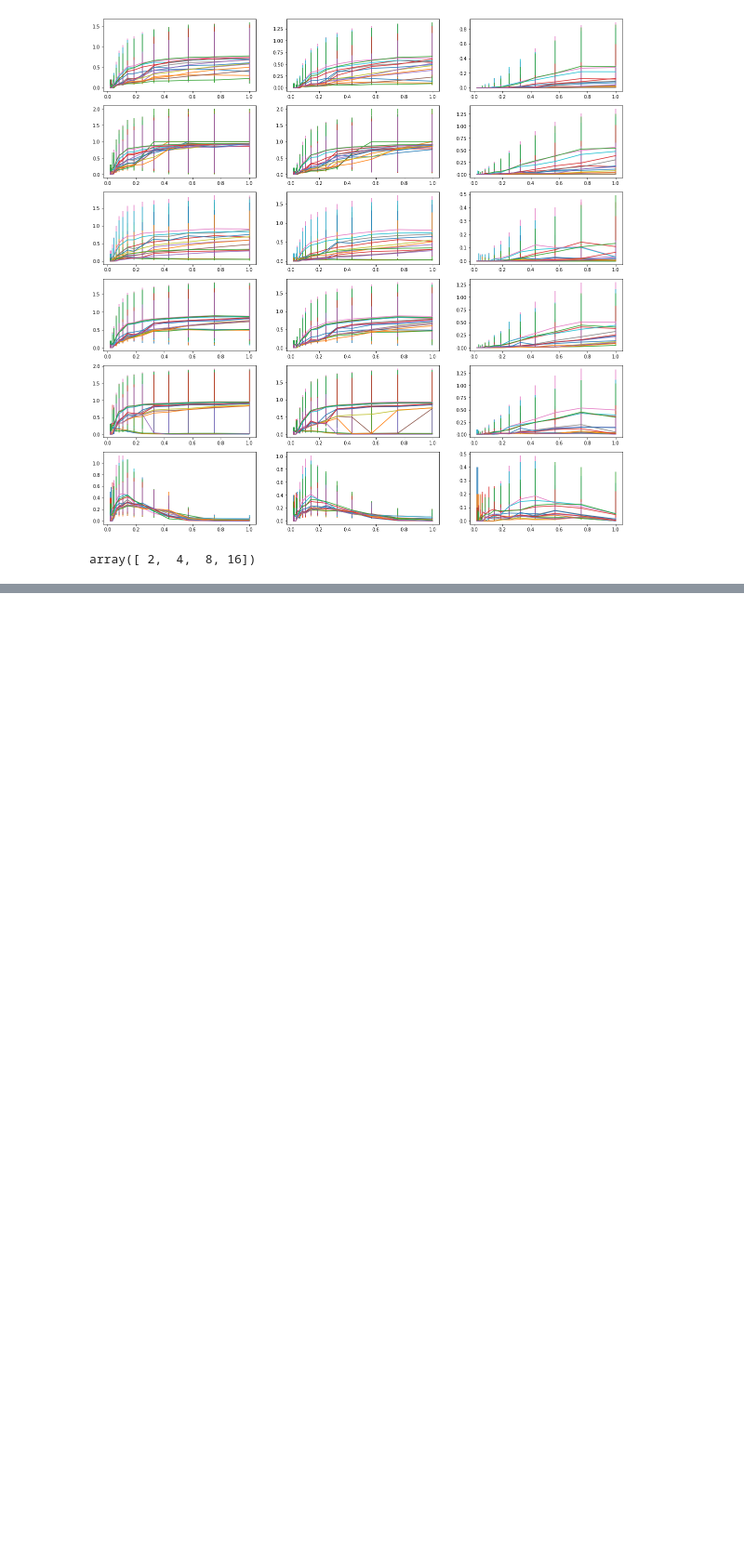
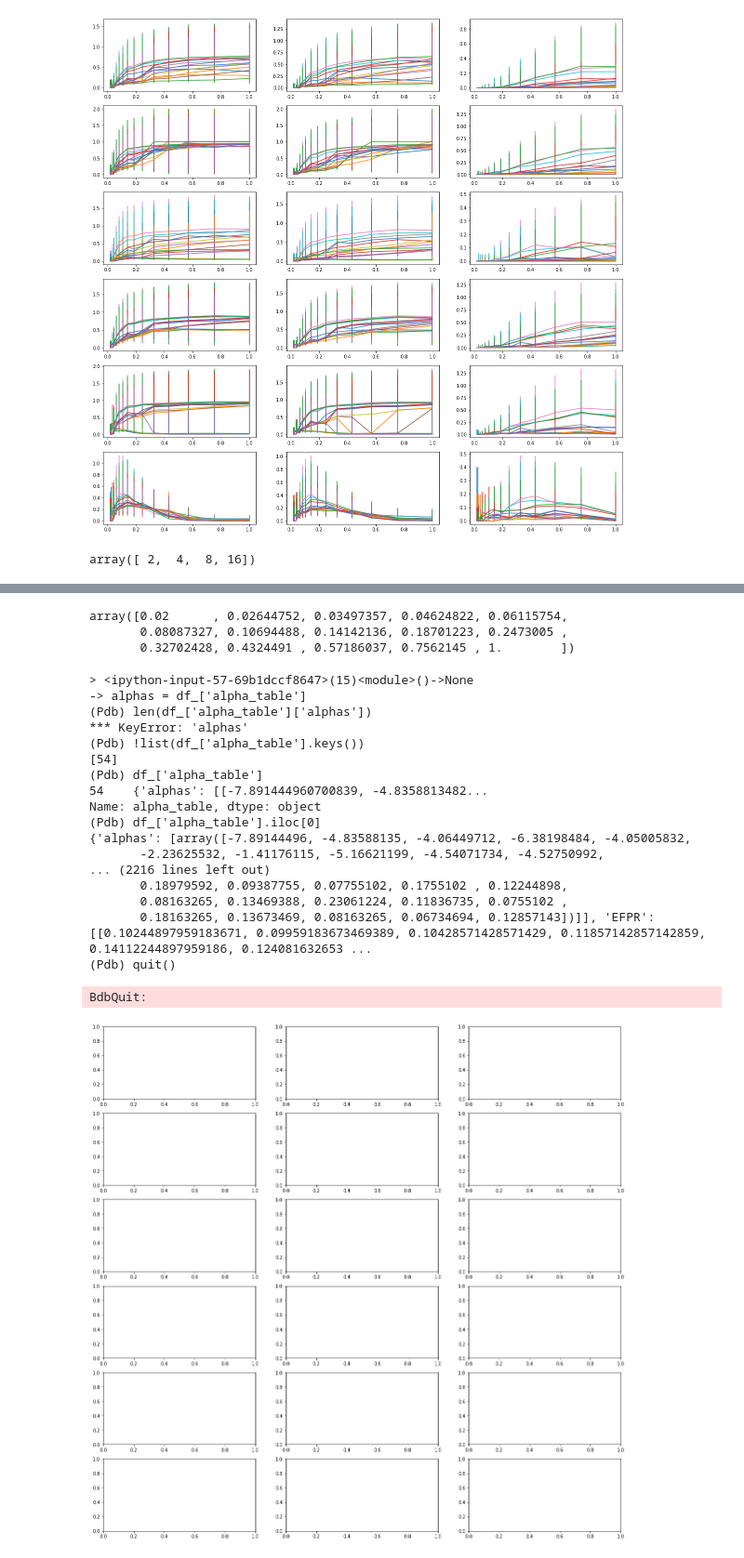
Before and after one commit to akumar01/uoicorr_analysis, a Jupyter notebook: notebooks/finalfinal/E[FPR, FNR].ipynb, the cells around one changed output, grey strips where cells are left out. Shown at 93% size. Drawn from its saved outputs; the diff is of its cells as text; code cells hidden in the pictures; blank space fills up the shorter version.

```diff
--- a/notebooks/finalfinal/E[FPR, FNR].ipynb
+++ b/notebooks/finalfinal/E[FPR, FNR].ipynb
@@ -457,0 +386,6 @@ SyntaxError: invalid syntax (<ipython-input-67-181f847321dd>, line 7)
+# %%
+sparsity
+# %% [output]
+array([0.02      , 0.02644752, 0.03497357, 0.04624822, 0.06115754,
+       0.08087327, 0.10694488, 0.14142136, 0.18701223, 0.2473005 ,
+       0.32702428, 0.4324491 , 0.57186037, 0.7562145 , 1.        ])
@@ -457,0 +484,64 @@ SyntaxError: invalid syntax (<ipython-input-67-181f847321dd>, line 7)
+# %%
+efprfnr2 = []
+t0 = time.time()
+
+# High noise, normal n/p ratio
+case1 = apply_df_filters(alpha_datalist, kappa=1, np_ratio=4)
+efprfnr2.extend(calc2_(case1, {'kappa' : 1, 'np_ratio': 4}, 1))
+
+# Normal noise, low data
+case2 = apply_df_filters(alpha_datalist, kappa=5, np_ratio=2)
+efprfnr2.extend(calc2_(case2, {'kappa' : 5, 'np_ratio': 2}, 2))
+
+# ideal
+case3 = apply_df_filters(alpha_datalist, kappa=10, np_ratio=16)
+efprfnr2.extend(calc2_(case3, {'kappa' : 10, 'np_ratio': 16}, 3))
+# %%
+efprfnr2 = pd.DataFrame(efprfnr2)
+# %%
+dframe_names = np.unique(efprfnr2['df_name'].values)
+# %%
+# Fix the selection method, and noise/np case, then plot vs. alpha for each sparsity
+fig, ax = plt.subplots(len(selection_methods), 3, figsize = (20, 20))
+for i, selection_method in enumerate(selection_methods):
+    for case in range(3):
+        a = ax[i, case]
+        # Plot curves across sparsity for each algorithm, with errorbars
+        for dframe in dframe_names:
+            # There are three sparsity conditions. Co-plot them for now (ew)
+            for spgroup in range(3):
+                df_ = apply_df_filters(efprfnr2, selection_method=selection_method, case=case + 1,
+                       df_name=dframe, spgroup=spgroup)
+
+                pdb.set_trace()
+                # Plot vs. the alpha
+                alphas = df_['alpha_table']
+
+                pdb.set_trace()
+
+                sparsity_ = df_['sparsity'].values
+                sparsity_ordering = np.argsort(sparsity_)
+                yerr = np.array([df_['q25FNR'].values[sparsity_ordering],
+                                 df_['q75FNR'].values[sparsity_ordering]])
+                a.errorbar(sparsity_[sparsity_ordering], df_['medFNR'].values[sparsity_ordering],
+                           yerr=yerr)
+# %% [output]
+> <ipython-input-57-69b1dccf8647>(15)<module>()->None
+-> alphas = df_['alpha_table']
+(Pdb) len(df_['alpha_table']['alphas'])
+*** KeyError: 'alphas'
+(Pdb) !list(df_['alpha_table'].keys())
+[54]
+(Pdb) df_['alpha_table']
+54    {'alphas': [[-7.891444960700839, -4.8358813482...
+Name: alpha_table, dtype: object
+(Pdb) df_['alpha_table'].iloc[0]
+{'alphas': [array([-7.89144496, -4.83588135, -4.06449712, -6.38198484, -4.05005832,
+       -2.23625532, -1.41176115, -5.16621199, -4.54071734, -4.52750992,
+... (2216 lines left out)
+       0.18979592, 0.09387755, 0.07755102, 0.1755102 , 0.12244898,
+       0.08163265, 0.13469388, 0.23061224, 0.11836735, 0.0755102 ,
+       0.18163265, 0.13673469, 0.08163265, 0.06734694, 0.12857143])]], 'EFPR': [[0.10244897959183671, 0.09959183673469389, 0.10428571428571429, 0.11857142857142859, 0.14112244897959186, 0.124081632653 ...
+(Pdb) quit()
+BdbQuit:
+[figure, added]
```
Also changed, not shown: parts of 10 cells of this notebook, 1 other file.
